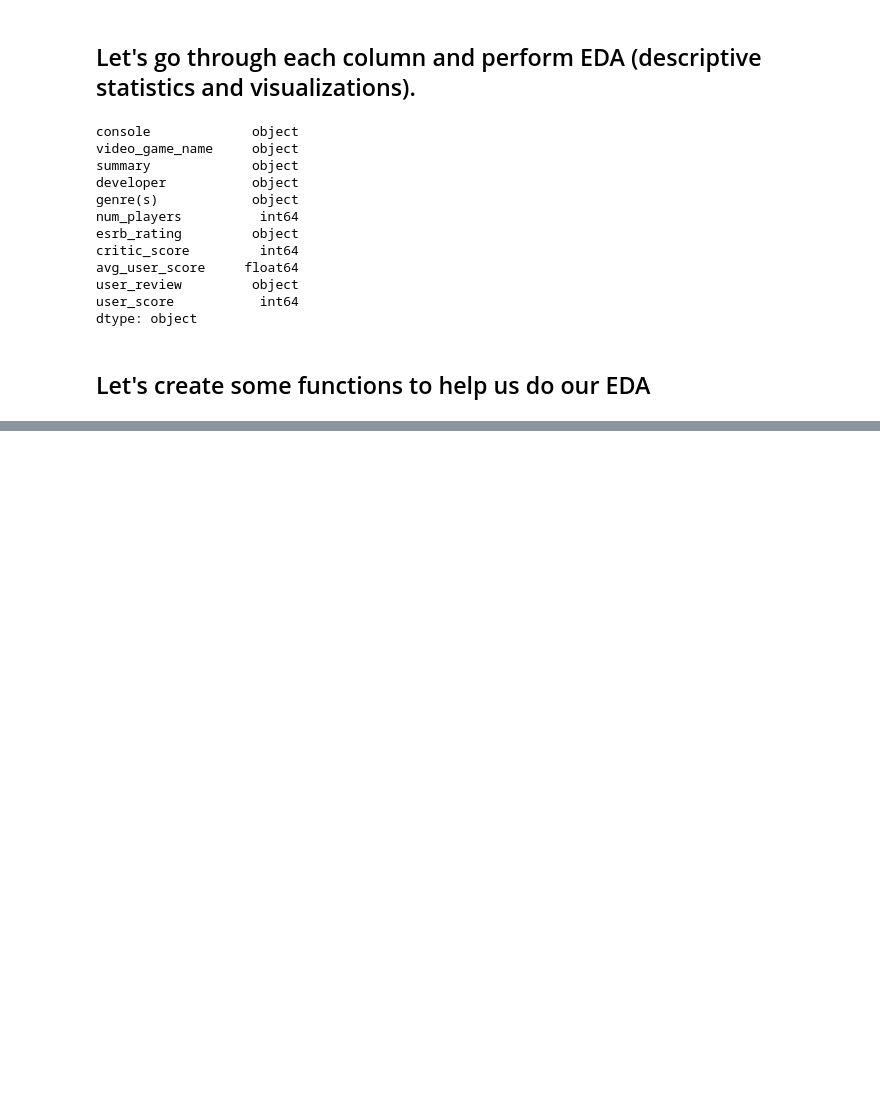
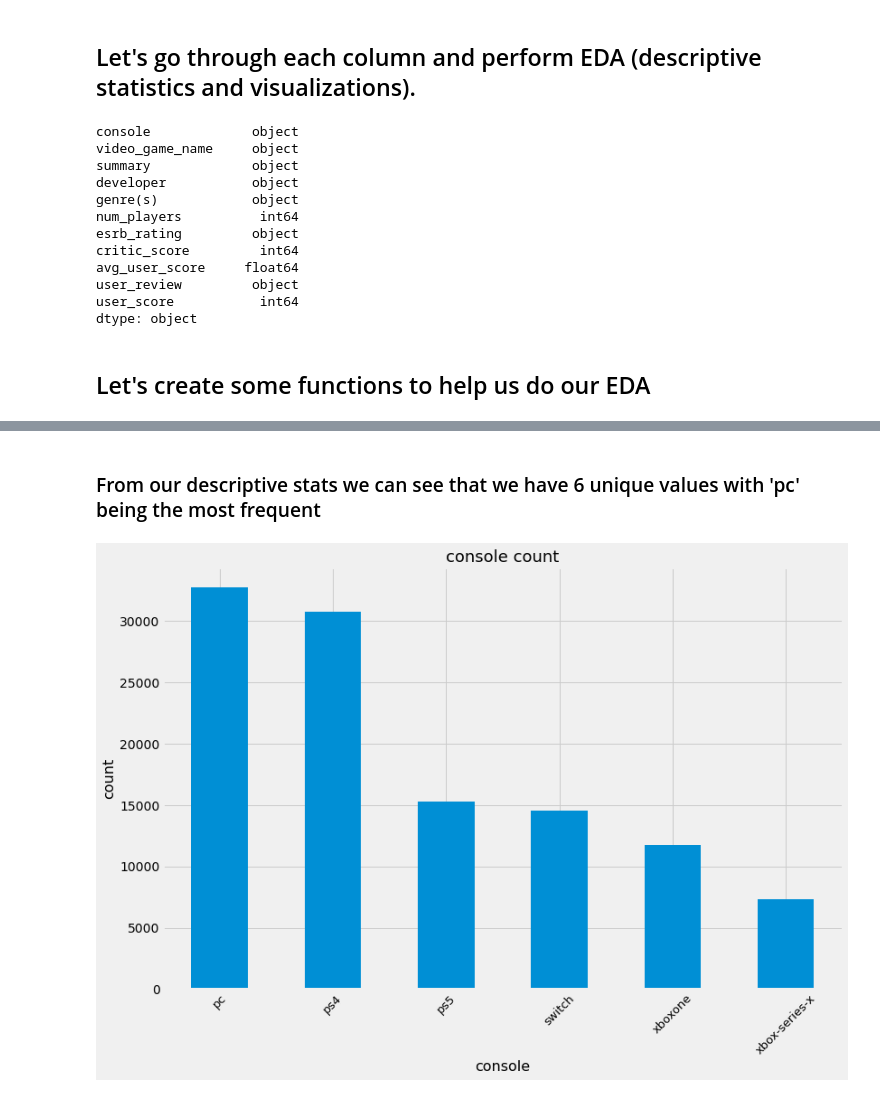
Before and after one commit to Ftrejo23/Capstone_Project_WIP, a Jupyter notebook: code/03_EDA_&_Preliminary_Analysis.ipynb, the cells around one changed output, grey strips where cells are left out. Saved outputs shown, nothing was run; the diff lists cells and outputs as text; code cells hidden in the pictures; blank space fills up the shorter version.

```diff
--- a/code/03_EDA_&_Preliminary_Analysis.ipynb
+++ b/code/03_EDA_&_Preliminary_Analysis.ipynb
@@ -55,0 +73,9 @@ Name: console, dtype: object
+# %%
+def bar_graph(col):
+    plt.figure(figsize=(12,8))
+    clean_reviews[col].value_counts().plot(kind='bar');
+    plt.title(col + ' count',
+                 size=18)
+    plt.xlabel(col, size=16)
+    plt.ylabel("count", size=16)
+    plt.xticks(rotation=45, fontsize=13);
@@ -55,0 +191,6 @@ Name: console, dtype: object
+# %% [markdown]
+### From our descriptive stats we can see that we have 6 unique values with 'pc' being the most frequent
+# %%
+bar_graph('console')
+# %% [output]
+[figure, added]
```
Also changed, not shown: parts of 46 cells of this notebook, 1 other file.
